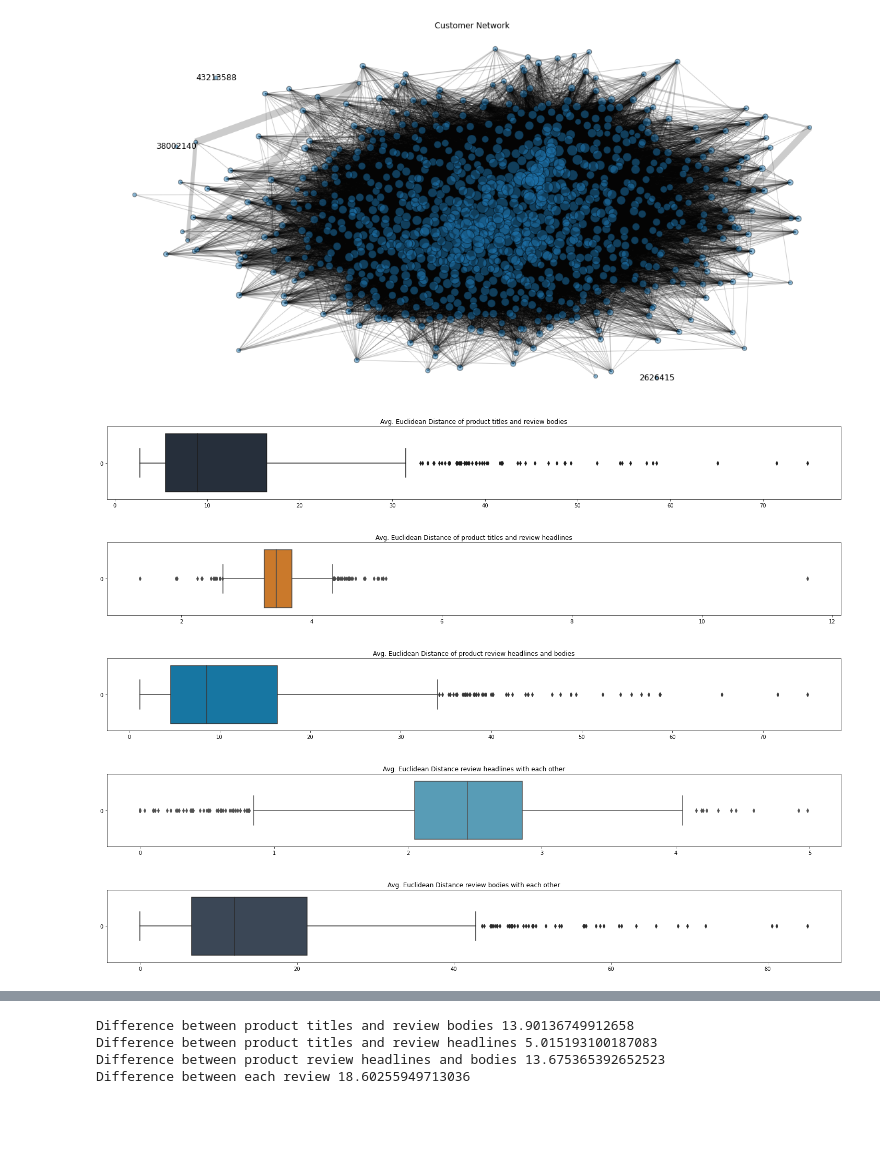
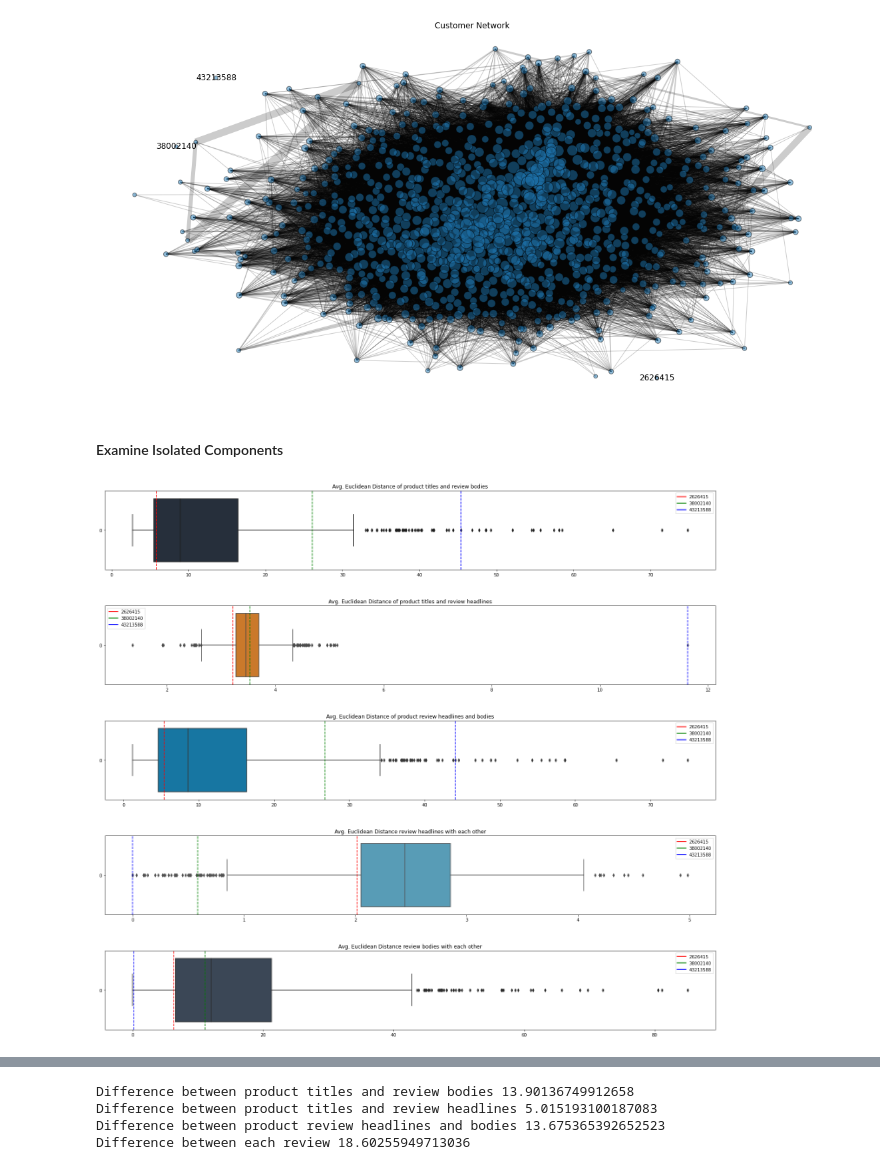
Before and after one commit to abeljoshua20/Amazon-Customer-Review-Network-Analysis, a Jupyter notebook: Final Project.ipynb, the cells around one changed output, grey strips where cells are left out. Cells and saved outputs as stored; diff of their text form; code cells hidden in the pictures; blank space fills up the shorter version.

```diff
--- a/Final Project.ipynb
+++ b/Final Project.ipynb
@@ -524,39 +528,41 @@ def get_doc_distance(bow, dist):
+# %% [markdown]
+#### Examine Isolated Components
 # %%
-customer_reviews_stat = []
+cust_reviews_stat = []
 for customer in tqdm(customers):
-    customer_reviews_stat.append(get_review_metrics(customer))
-df_customer_reviews_stat = pd.DataFrame(customer_reviews_stat)
+    cust_reviews_stat.append(get_review_metrics(customer))
+df_cust_reviews_stat = pd.DataFrame(cust_reviews_stat)
-# %%
-fig, ax = plt.subplots(5, 1, figsize=(20, 15))
-sns.boxplot(data=df_customer_reviews_stat.iloc[:, 1], orient='h', ax=ax[0],
-            color=aws_palette[0])
-ax[0].set_title('Avg. Euclidean Distance of product titles and review bodies')
-
-sns.boxplot(data=df_customer_reviews_stat.iloc[:, 2], orient='h', ax=ax[1],
-            color=aws_palette[1])
-ax[1].set_title('Avg. Euclidean Distance of product titles and review '
-                'headlines')
-
-sns.boxplot(data=df_customer_reviews_stat.iloc[:, 3], orient='h', ax=ax[2],
-            color=aws_palette[2])
-ax[2].set_title('Avg. Euclidean Distance of product review headlines and '
-                'bodies')
-
-sns.boxplot(data=df_customer_reviews_stat.iloc[:, 4], orient='h', ax=ax[3],
-            color=aws_palette[3])
-ax[3].set_title('Avg. Euclidean Distance review headlines with each other')
-
-sns.boxplot(data=df_customer_reviews_stat.iloc[:, 5], orient='h', ax=ax[4],
-            color=aws_palette[4])
-ax[4].set_title('Avg. Euclidean Distance review bodies with each other')
-
-ax[0].set_ylabel('')
-ax[1].set_ylabel('')
-ax[2].set_ylabel('')
-ax[3].set_ylabel('')
-ax[4].set_ylabel('')
-
-plt.tight_layout(h_pad=5)
-plt.show()
-# %% [output]
-[figure, removed]
+# %%
+cust_reviews_stat_iso = []
+for customer in tqdm(isolates):
+    cust_reviews_stat_iso.append(get_review_metrics(customer))
+df_cust_reviews_stat_iso = pd.DataFrame(cust_reviews_stat_iso)
+df_cust_reviews_stat_iso.set_index('customer_id', inplace=True)
+# %%
+fig, ax = plt.subplots(5, 1, figsize=(20, 18))
+titles = ['Avg. Euclidean Distance of product titles and review bodies',
+          'Avg. Euclidean Distance of product titles and review headlines',
+          'Avg. Euclidean Distance of product review headlines and bodies',
+          'Avg. Euclidean Distance review headlines with each other',
+          'Avg. Euclidean Distance review bodies with each other']
+
+for idx, title in enumerate(titles):
+    sns.boxplot(data=df_cust_reviews_stat.iloc[:, idx+1], orient='h',
+                ax=ax[idx], color=aws_palette[idx])
+    ax[idx].set_title(title)
+    ax[idx].set_ylabel('')
+
+    legend_elements = []
+    for iso_stat, color in zip((df_cust_reviews_stat_iso.iloc[:, idx]
+                                .to_dict().items()),
+                               ['red', 'green', 'blue']):
+        customer, val = iso_stat[0], iso_stat[1]
+        ax[idx].axvline(val, color=color, linestyle='--')
+        legend_elements.append(Line2D([0], [0], color=color,
+                                      lw=2, label=customer))
+
+    ax[idx].legend(handles=legend_elements)
+plt.tight_layout(h_pad=5)
+plt.show()
+# %% [output]
+[figure, added]
```
Also changed, not shown: parts of 37 cells of this notebook.
